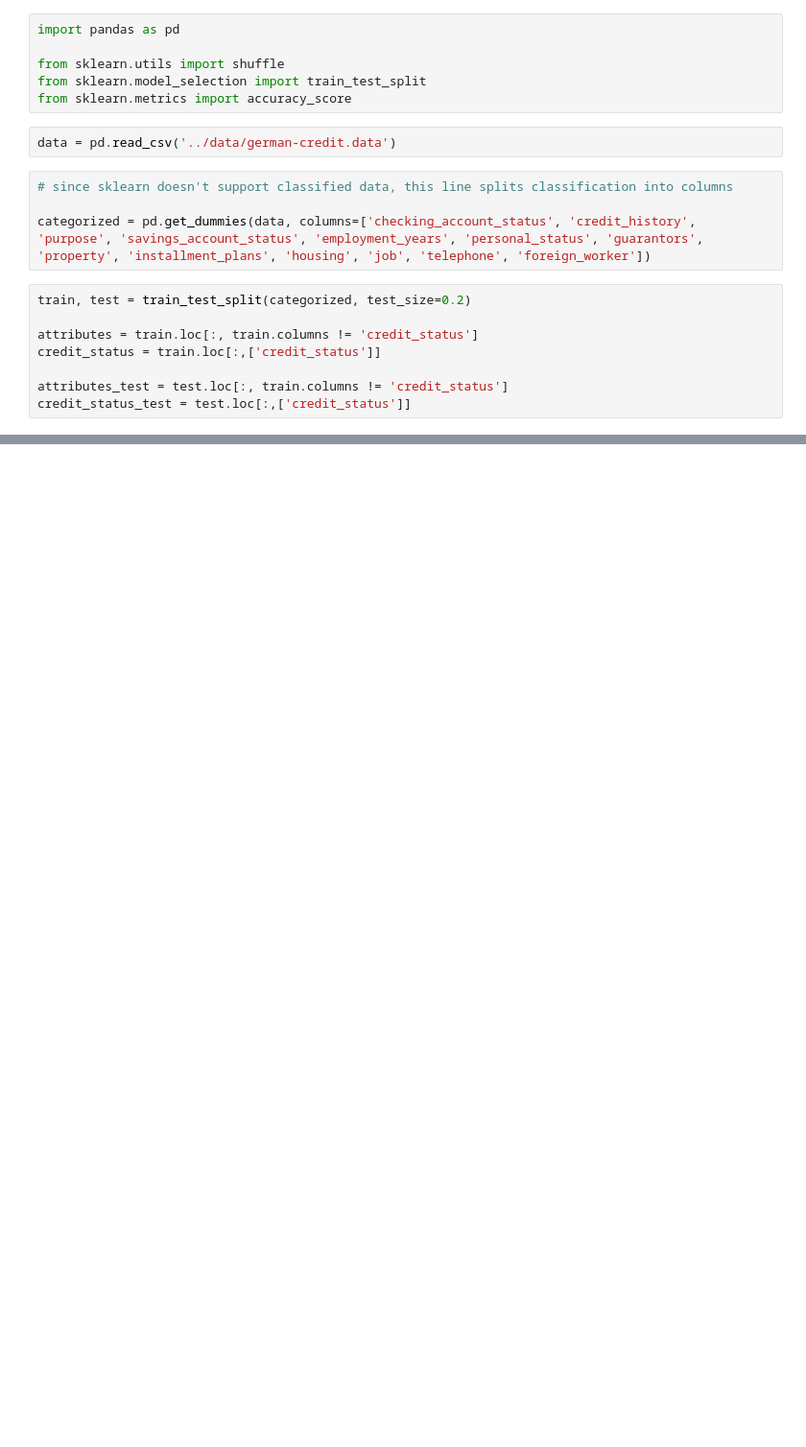
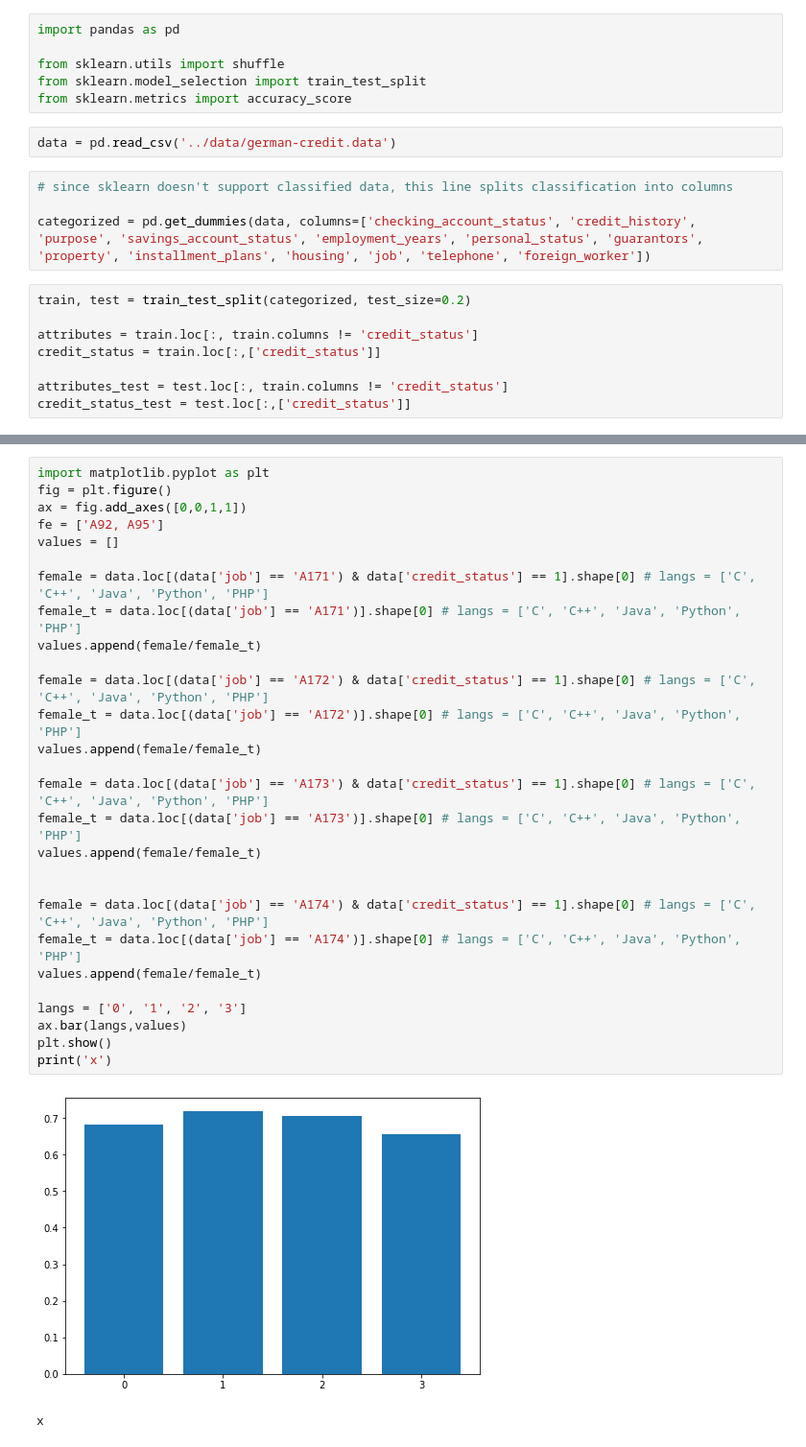
Before and after one commit to cengiztonbul/german-credit-prediction, a Jupyter notebook: src/main.ipynb, the cells around one changed output, grey strips where cells are left out. Shown at 96% size. Saved outputs shown, nothing was run; the diff lists cells and outputs as text; blank space fills up the shorter version.

```diff
--- a/src/main.ipynb
+++ b/src/main.ipynb
@@ -64,0 +116,31 @@ print(score)
+# %%
+import matplotlib.pyplot as plt
+fig = plt.figure()
+ax = fig.add_axes([0,0,1,1])
+fe = ['A92, A95']
+values = []
+
+female = data.loc[(data['job'] == 'A171') & data['credit_status'] == 1].shape[0] # langs = ['C', 'C++', 'Java', 'Python', 'PHP']
+female_t = data.loc[(data['job'] == 'A171')].shape[0] # langs = ['C', 'C++', 'Java', 'Python', 'PHP']
+values.append(female/female_t)
+
+female = data.loc[(data['job'] == 'A172') & data['credit_status'] == 1].shape[0] # langs = ['C', 'C++', 'Java', 'Python', 'PHP']
+female_t = data.loc[(data['job'] == 'A172')].shape[0] # langs = ['C', 'C++', 'Java', 'Python', 'PHP']
+values.append(female/female_t)
+
+female = data.loc[(data['job'] == 'A173') & data['credit_status'] == 1].shape[0] # langs = ['C', 'C++', 'Java', 'Python', 'PHP']
+female_t = data.loc[(data['job'] == 'A173')].shape[0] # langs = ['C', 'C++', 'Java', 'Python', 'PHP']
+values.append(female/female_t)
+
+
+female = data.loc[(data['job'] == 'A174') & data['credit_status'] == 1].shape[0] # langs = ['C', 'C++', 'Java', 'Python', 'PHP']
+female_t = data.loc[(data['job'] == 'A174')].shape[0] # langs = ['C', 'C++', 'Java', 'Python', 'PHP']
+values.append(female/female_t)
+
+langs = ['0', '1', '2', '3']
+ax.bar(langs,values)
+plt.show()
+print('x')
+# %% [output]
+[figure, added]
+x
```
Also changed, not shown: parts of 7 cells of this notebook, 1 other file.
